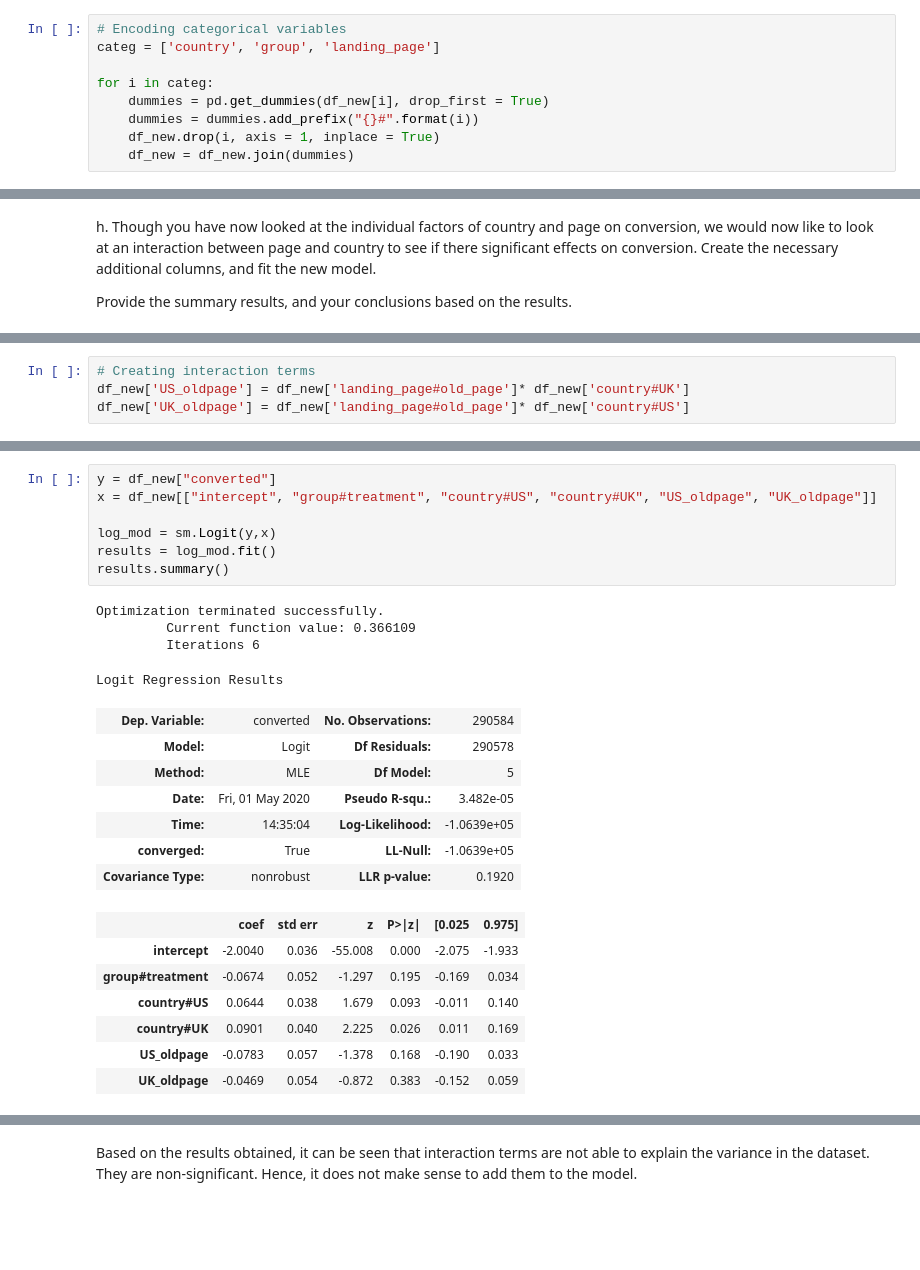
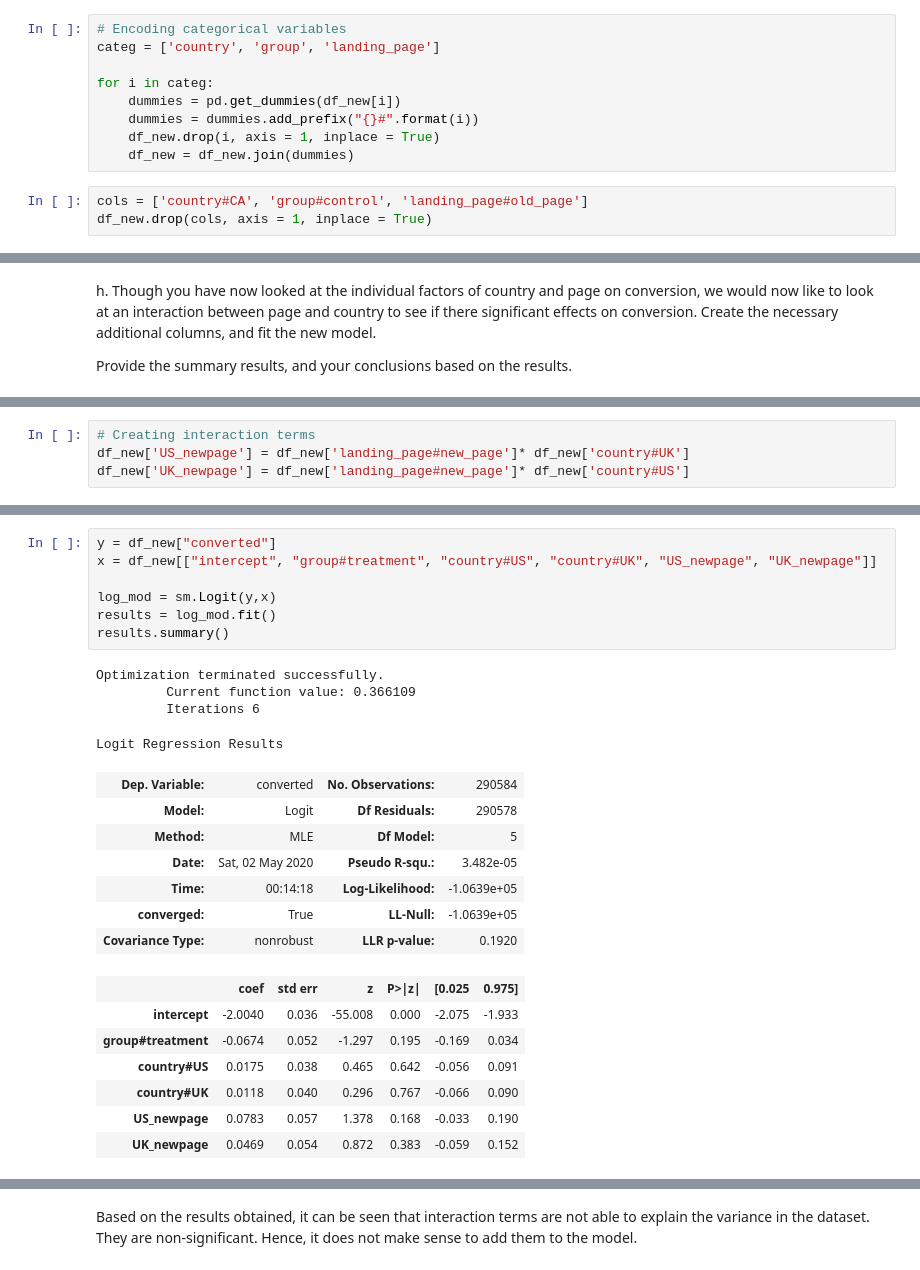
Before and after one commit to mehulzawar92/AB-Test, a Jupyter notebook: Analyze_ab_test_results_notebook.ipynb, the cells around one changed output, grey strips where cells are left out. Saved outputs shown, nothing was run; the diff lists cells and outputs as text; blank space fills up the shorter version.

```diff
--- a/Analyze_ab_test_results_notebook.ipynb
+++ b/Analyze_ab_test_results_notebook.ipynb
@@ -422,10 +424,13 @@ df_new.head()
 categ = ['country', 'group', 'landing_page']
 
 for i in categ:
-    dummies = pd.get_dummies(df_new[i], drop_first = True)
+    dummies = pd.get_dummies(df_new[i])
     dummies = dummies.add_prefix("{}#".format(i))
     df_new.drop(i, axis = 1, inplace = True)
     df_new = df_new.join(dummies)
+# %%
+cols = ['country#CA', 'group#control', 'landing_page#old_page']
+df_new.drop(cols, axis = 1, inplace = True)
 # %%
 df_new.head(5)
 # %% [output]
@@ -469,4 +476,4 @@ Logit Regression Results
 # %%
 # Creating interaction terms
-df_new['US_oldpage'] = df_new['landing_page#old_page']* df_new['country#UK']
-df_new['UK_oldpage'] = df_new['landing_page#old_page']* df_new['country#US']
+df_new['US_newpage'] = df_new['landing_page#new_page']* df_new['country#UK']
+df_new['UK_newpage'] = df_new['landing_page#new_page']* df_new['country#US']
@@ -473,29 +490,29 @@ df_new['UK_oldpage'] = df_new['landing_page#old_page']* df_new['country#US']
 # %%
 y = df_new["converted"]
-x = df_new[["intercept", "group#treatment", "country#US", "country#UK", "US_oldpage", "UK_oldpage"]]
+x = df_new[["intercept", "group#treatment", "country#US", "country#UK", "US_newpage", "UK_newpage"]]
 
 log_mod = sm.Logit(y,x)
 results = log_mod.fit()
 results.summary()
 # %% [output]
 Optimization terminated successfully.
          Current function value: 0.366109
          Iterations 6
 Logit Regression Results
 | Dep. Variable: | converted | No. Observations: | 290584 |
 | Model: | Logit | Df Residuals: | 290578 |
 | Method: | MLE | Df Model: | 5 |
-| Date: | Fri, 01 May 2020 | Pseudo R-squ.: | 3.482e-05 |
-| Time: | 14:35:04 | Log-Likelihood: | -1.0639e+05 |
+| Date: | Sat, 02 May 2020 | Pseudo R-squ.: | 3.482e-05 |
+| Time: | 00:14:18 | Log-Likelihood: | -1.0639e+05 |
 | converged: | True | LL-Null: | -1.0639e+05 |
 | Covariance Type: | nonrobust | LLR p-value: | 0.1920 |
 |  | coef | std err | z | P>|z| | [0.025 | 0.975] |
 | intercept | -2.0040 | 0.036 | -55.008 | 0.000 | -2.075 | -1.933 |
 | group#treatment | -0.0674 | 0.052 | -1.297 | 0.195 | -0.169 | 0.034 |
-| country#US | 0.0644 | 0.038 | 1.679 | 0.093 | -0.011 | 0.140 |
-| country#UK | 0.0901 | 0.040 | 2.225 | 0.026 | 0.011 | 0.169 |
-| US_oldpage | -0.0783 | 0.057 | -1.378 | 0.168 | -0.190 | 0.033 |
-| UK_oldpage | -0.0469 | 0.054 | -0.872 | 0.383 | -0.152 | 0.059 |
+| country#US | 0.0175 | 0.038 | 0.465 | 0.642 | -0.056 | 0.091 |
+| country#UK | 0.0118 | 0.040 | 0.296 | 0.767 | -0.066 | 0.090 |
+| US_newpage | 0.0783 | 0.057 | 1.378 | 0.168 | -0.033 | 0.190 |
+| UK_newpage | 0.0469 | 0.054 | 0.872 | 0.383 | -0.059 | 0.152 |
 # %%
 np.exp(results.params)
 # %% [output]
```
Also changed, not shown: parts of 17 cells of this notebook, 1 other file.
